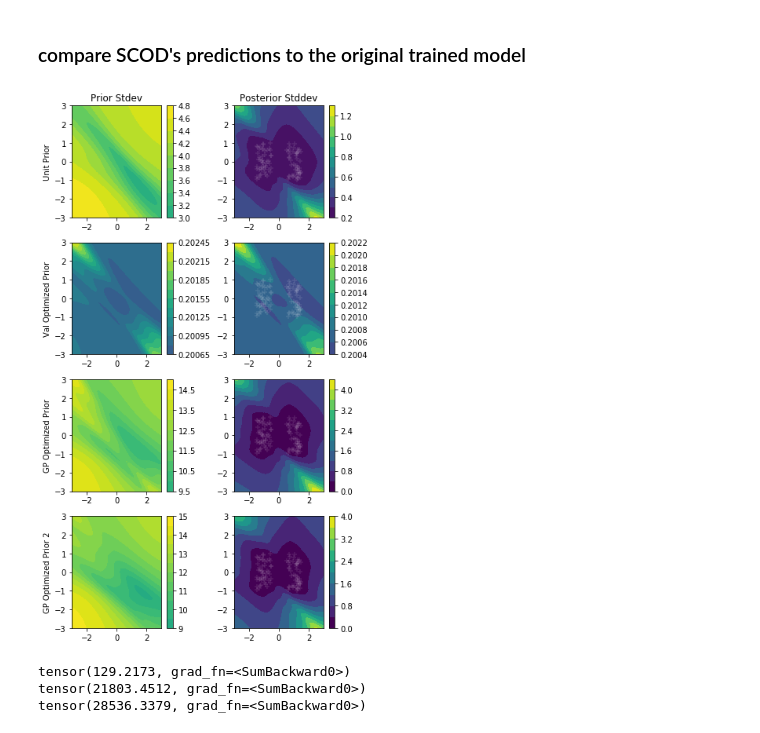
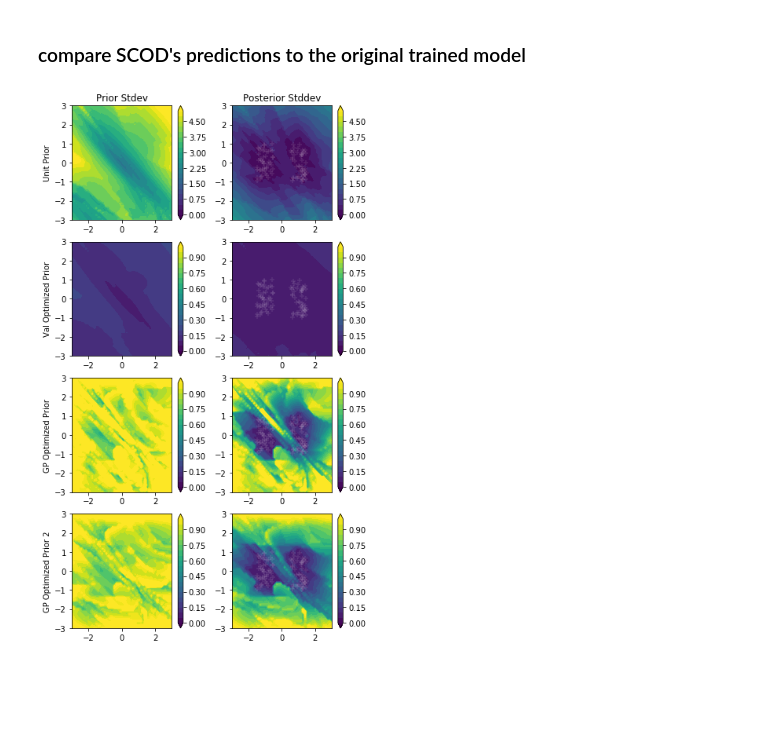
Before and after one commit to StanfordASL/scod-module, a Jupyter notebook: demos/2d_toy_example.ipynb, the cells around one changed output. Saved outputs shown, nothing was run; the diff lists cells and outputs as text; code cells hidden in the pictures; blank space fills up the shorter version.

```diff
--- a/demos/2d_toy_example.ipynb
+++ b/demos/2d_toy_example.ipynb
@@ -59,16 +63,16 @@ Next, we create a model (simple MLP), and train it to fit this data
 # DNN mapping 2d input to 1d distribution parameter
 model = torch.nn.Sequential(
     torch.nn.Linear(2, 64),
-    torch.nn.Tanh(),
+    torch.nn.ReLU(),
     torch.nn.Linear(64, 64),
-    torch.nn.Tanh(),
+    torch.nn.ReLU(),
     torch.nn.Linear(64, 64),
-    torch.nn.Tanh(),
+    torch.nn.ReLU(),
     torch.nn.Linear(64, 1)
 )
 
 # here, we interpret the output of the DNN as the mean of a Gaussian
-dist_constructor = lambda theta: scod.distributions.Normal(loc=theta, scale=0.2)
+dist_constructor = lambda theta: scod.distributions.Normal(loc=theta, scale=0.05)
 # %% [markdown]
 ### train a base DNN model
 # %%
@@ -278,25 +281,21 @@ for setting in settings:
 # %%
 fig, axes = plt.subplots(len(results), 2, figsize=[6,10])
 for i, result in enumerate(results):
-    m = axes[i,0].contourf(X1,X2,result['prior_vars'], vmin=0.2, levels=10)
+    max_unc = max(np.round(np.quantile(result['prior_vars'], 0.9) /0.9 ), 1.)
+    levels = np.linspace(0., max_unc, 21)
+    m = axes[i,0].contourf(X1,X2,result['prior_vars'], vmin=0., vmax=max_unc, extend='both', levels=levels)
     plt.colorbar(m, ax=axes[i,0])
-    m = axes[i,1].contourf(X1,X2,result['vars'], vmin=0.2, levels=10)
+    m.set_clim([0, m.get_clim()[1]])
+    m = axes[i,1].contourf(X1,X2,result['vars'], vmin=0., vmax=max_unc, extend='both', levels=levels)
     plt.colorbar(m, ax=axes[i,1])
+    m.set_clim([0, m.get_clim()[1]])
     axes[i,1].scatter(dataset.X[:,0], dataset.X[:,1], marker='+', vmin=-2, vmax=2, color='white', alpha=0.1)
 
     axes[i,0].set_ylabel(result['name'])
 
 axes[0,0].set_title('Prior Stdev')
 axes[0,1].set_title('Posterior Stddev')
 
 plt.tight_layout()
 # %% [output]
-[figure, old version]
+[figure, new version]
-# %%
-print(unc_model._broadcast_to_n_weights(unc_model.sqrt_prior).sum())
-print(gp_reg_unc_model._broadcast_to_n_weights(gp_reg_unc_model.sqrt_prior).sum())
-print(gp_reg_unc_model_2._broadcast_to_n_weights(gp_reg_unc_model_2.sqrt_prior).sum())
-# %% [output]
-tensor(129.2173, grad_fn=<SumBackward0>)
-tensor(21803.4512, grad_fn=<SumBackward0>)
-tensor(28536.3379, grad_fn=<SumBackward0>)
```
Also changed, not shown: parts of 11 cells of this notebook, 3 other files.
